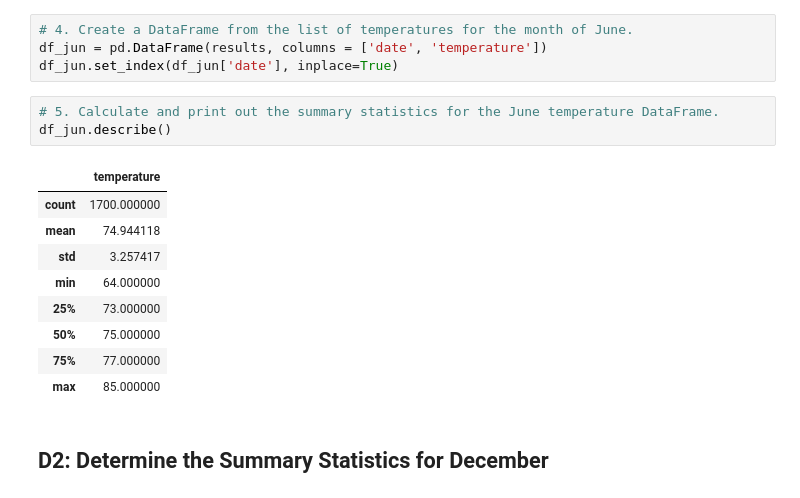
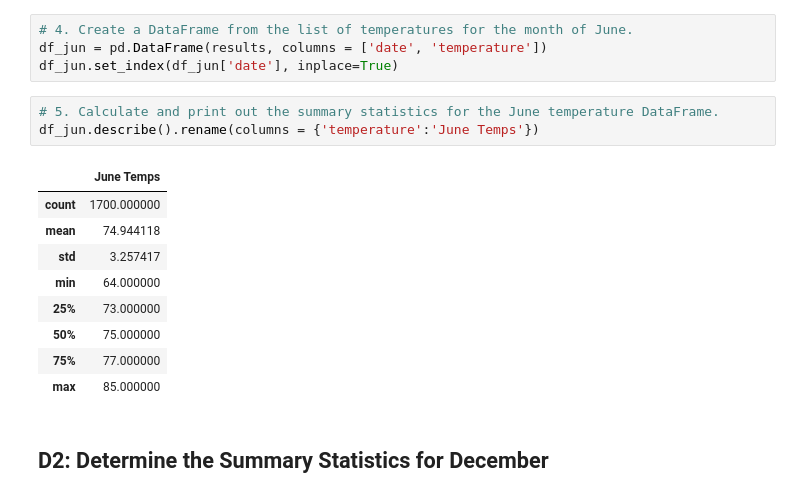
Before and after one commit to ArnavAnjaria/Surfs-Up, a Jupyter notebook: SurfsUp_Challenge.ipynb, the cells around one changed output. Drawn from its saved outputs; the diff is of its cells as text.

```diff
--- a/SurfsUp_Challenge.ipynb
+++ b/SurfsUp_Challenge.ipynb
@@ -58,9 +58,9 @@ df_jun = pd.DataFrame(results, columns = ['date', 'temperature'])
 df_jun.set_index(df_jun['date'], inplace=True)
 # %%
 # 5. Calculate and print out the summary statistics for the June temperature DataFrame.
-df_jun.describe()
+df_jun.describe().rename(columns = {'temperature':'June Temps'})
 # %% [output]
-|  | temperature |
+|  | June Temps |
 | count | 1700.000000 |
 | mean | 74.944118 |
 | std | 3.257417 |
```
Also changed, not shown: parts of 1 cell of this notebook, 3 other files.
